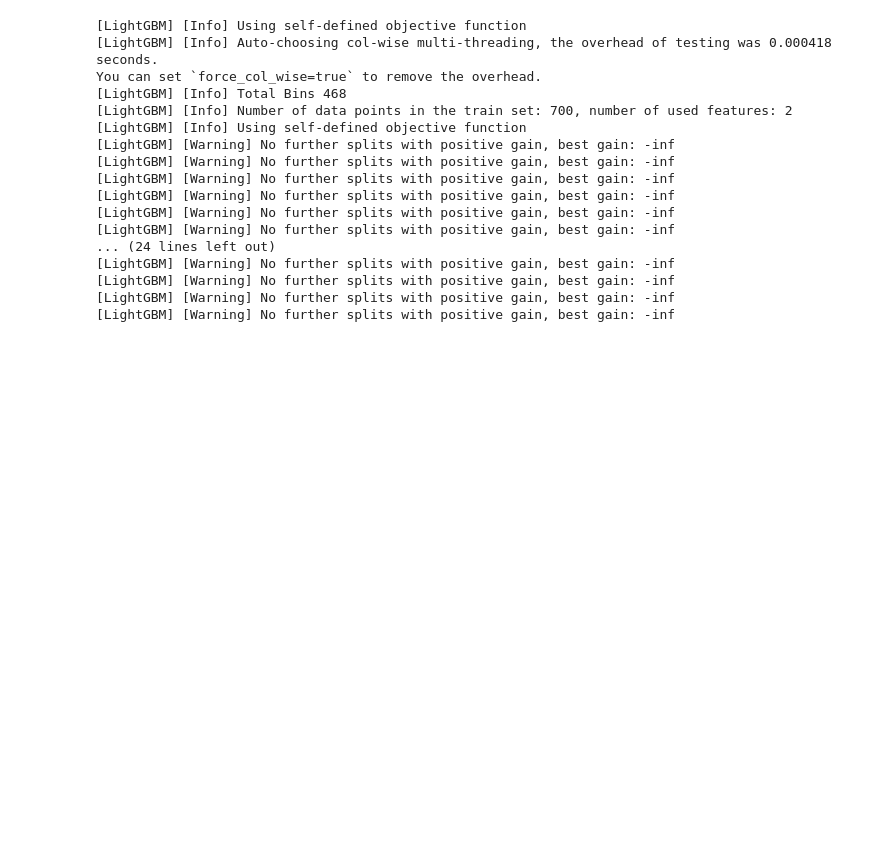
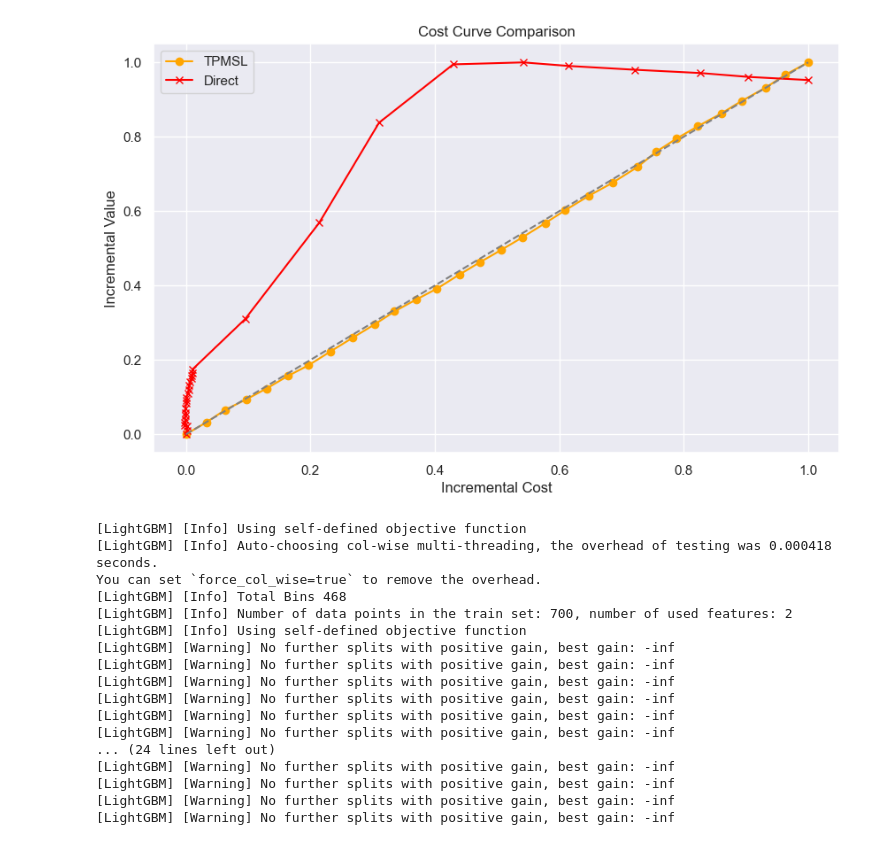
Before and after one commit to ikumadaiki/coupon, a Jupyter notebook: make_synthetic.ipynb, the cells around one changed output. Saved outputs shown, nothing was run; the diff lists cells and outputs as text; code cells hidden in the pictures; blank space fills up the shorter version.

```diff
--- a/make_synthetic.ipynb
+++ b/make_synthetic.ipynb
@@ -54,12 +45,17 @@ df.head()
 # %%
 from sklearn.model_selection import train_test_split
-from sklearn.linear_model import LogisticRegression
-propensity_model = LogisticRegression()
-df_X = df[["x_1", "x_2"]]
-propensity_model.fit(df_X, df["T"])
-propensities = propensity_model.predict_proba(df_X)[:, 1]
-df["propensity"] = propensities
+# from sklearn.linear_model import LogisticRegression
+# propensity_model = LogisticRegression()
+X = df.drop(columns=["target", "propensity_score", "treatment", "visit", "purchase"])
+# propensity_model.fit(df_X, df["T"])
+# propensities = propensity_model.predict_proba(df_X)[:, 1]
+# df["propensity"] = propensities
 # T=1の時 y / propensityを，T=0の時 y / (1 - propensity)を計算
-df["y_ipw"] = np.where(df["T"]==1, df["y"] / df["propensity"], df["y"] / (1 - df["propensity"]))
+df["y_r_ipw"] = np.where(df["treatment"]==1, df["purchase"] / df["propensity_score"], df["purchase"] / (1 - df["propensity_score"]))
+df["y_c_ipw"] = np.where(df["treatment"]==1, df["visit"] / df["propensity_score"], df["visit"] / (1 - df["propensity_score"]))
 
-X_train, X_test, T_train, T_test, y_train, y_test, y_ipw_train, y_ipw_test, tau_train, tau_test = train_test_split(df_X, df["T"], df["y"], df["y_ipw"], df["tau"], test_size=0.3, random_state=0, stratify=df["T"])
+X_train, X_test, T_train, T_test, y_r_train, y_r_test, y_c_train, y_c_test, y_r_ipw_train, y_r_ipw_test, y_c_ipw_train, y_c_ipw_test = train_test_split(X, df["treatment"],df["purchase"], df["visit"], df["y_r_ipw"], df["y_c_ipw"], train_size=0.7, random_state=0, stratify=df["treatment"])
+
+T_test = T_test.reset_index(drop=True)
+y_r_test = y_r_test.reset_index(drop=True)
+y_c_test = y_c_test.reset_index(drop=True)
@@ -65,0 +145,11 @@ X_train, X_test, T_train, T_test, y_train, y_test, y_ipw_train, y_ipw_test, tau_
+# %%
+import numpy as np
+import matplotlib.pyplot as plt
+import cost_aware
+
+roi_direct = get_roi_direct()
+roi_tpmsl = get_roi_tpmsl()
+
+# それぞれのデータセットについて計算
+incremental_costs_tpmsl, incremental_values_tpmsl = calculate_values(roi_tpmsl)
+incremental_costs_direct, incremental_values_direct = calculate_values(roi_direct)
@@ -66,3 +177,18 @@ X_train, X_test, T_train, T_test, y_train, y_test, y_ipw_train, y_ipw_test, tau_
+# %%
+# 横軸と縦軸を正規化してグラフ描画
+plt.figure(figsize=(10, 6))
+plt.plot(incremental_costs_tpmsl / max(incremental_costs_tpmsl), incremental_values_tpmsl / max(incremental_values_tpmsl), marker='o', color='orange',  label='TPMSL')
+plt.plot(incremental_costs_direct / max(incremental_costs_direct), incremental_values_direct / max(incremental_values_direct), marker='x', color='red', label='Direct')
+# y = x の直線
+plt.plot([0, 1], [0, 1], linestyle='--', color='gray')
+plt.title('Cost Curve Comparison')
+plt.xlabel('Incremental Cost')
+plt.ylabel('Incremental Value')
+plt.legend()
+plt.grid(True)
+plt.show()
+# %% [output]
+[figure, added]
 # %%
 import lightgbm as lgb
 def custom_objective(y_pred: np.ndarray, train_data: lgb.Dataset):
```
Also changed, not shown: parts of 5 cells of this notebook, 3 other files.
